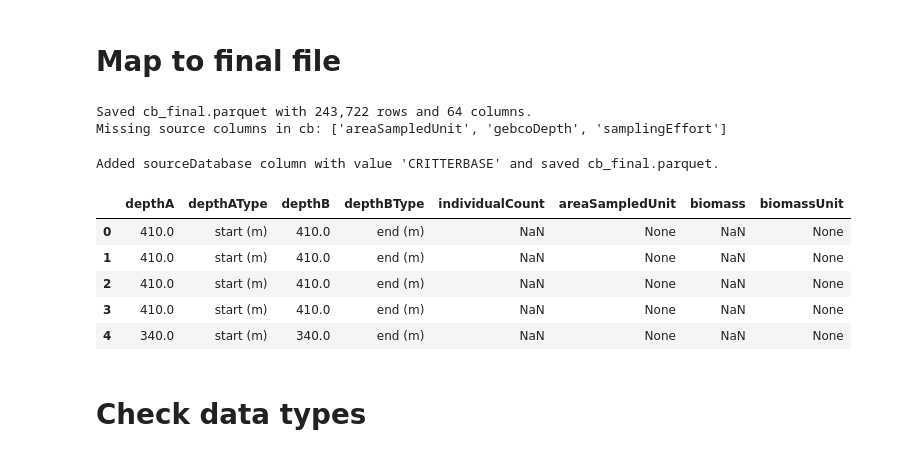
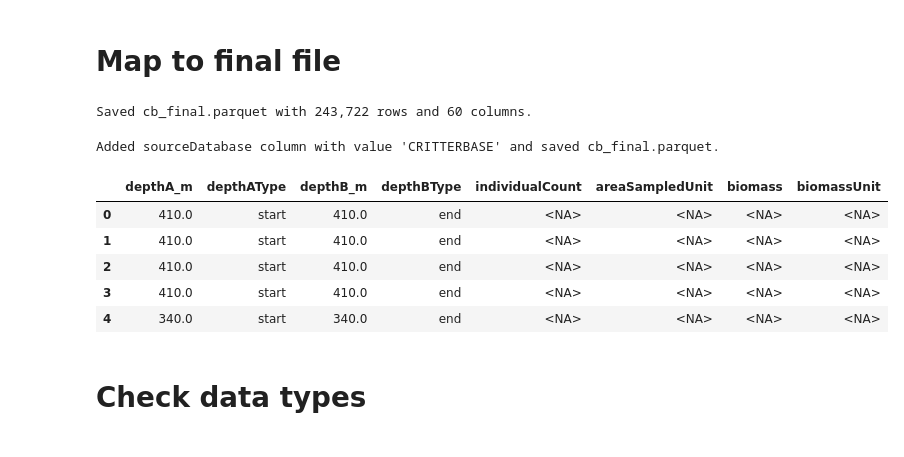
Before and after one commit to hanna-modin/benth-marc, a Jupyter notebook: CB/CB.ipynb, the cells around one changed output. Cells and saved outputs as stored; diff of their text form; code cells hidden in the pictures.

Commit message:
data types to cb

```diff
--- a/CB/CB.ipynb
+++ b/CB/CB.ipynb
@@ -393,6 +394,9 @@ Filtered cb_long.parquet to 243,722 rows within LME boundaries.
 # Map to final file
 # %%
 cb = pd.read_parquet("cb_long.parquet")
+
+dtype_spec = pd.read_excel(Path("..") / "column_data_types.xlsx", sheet_name=0)
+dtype_map = dict(zip(dtype_spec["column"], dtype_spec["final"]))
 
 column_map = {
     "sourceID": "BiotaID",
@@ -404,9 +408,8 @@ column_map = {
     "decimalLongitudeStop": "LonEnd",
     "depthA_m": "DepthStart",
     "depthB_m": "DepthEnd",
-    "gebcoDepth": "gebcoDepth",
     "eventID": "SubsetID",
-    "waterbody": "Realm",
+    "waterBody": "Realm",
     "startDate": "DateStart",
     "endDate": "DateEnd",
     "year": "year",
@@ -426,8 +429,6 @@ column_map = {
     "aphiaID": "AphiaId (Accepted)",
     "individualCount": "individualCount",
     "areaSampled": "areaSampled",
-    "areaSampledUnit": "areaSampledUnit",
-    "samplingEffort": "samplingEffort",
     "biomass": "SumWet",
     "occurrenceRemarks": "Remark",
     "gear": "Gear",
@@ -496,22 +497,56 @@ output_columns = [
     "meshSize_mm",
     "sieveFraction_µm",
     "flagged",
-    "flaggedComment"
+    "flaggedComment",
 ]
+
+
+def normalize_dtype(dtype_name):
+    dtype_name = str(dtype_name).strip().lower()
+    return {
+        "int32": "Int32",
+        "float32": "Float32",
+        "float64": "Float64",
+        "boolean": "boolean",
+        "datetime64[ns]": "datetime64[ns]",
+        "string": "string",
+    }.get(dtype_name, dtype_name)
+
+
+def empty_series(index, dtype_name):
+    dtype_name = normalize_dtype(dtype_name)
+    if dtype_name == "datetime64[ns]":
+        return pd.Series(pd.NaT, index=index, dtype="datetime64[ns]")
+    if dtype_name in {"Int32", "Float32", "Float64", "boolean", "string"}:
+        return pd.Series(pd.NA, index=index, dtype=dtype_name)
+    return pd.Series(pd.NA, index=index, dtype="string")
+
+
+def coerce_series(series, dtype_name):
+    dtype_name = normalize_dtype(dtype_name)
+    if dtype_name == "datetime64[ns]":
+        return pd.to_datetime(series, errors="coerce")
+    if dtype_name == "boolean":
+        return series.astype("boolean")
+    if dtype_name in {"Int32", "Float32", "Float64"}:
+        return pd.to_numeric(series, errors="coerce").astype(dtype_name)
+    return series.astype("string")
+
 
 cb_final = pd.DataFrame(index=cb.index)
 missing_sources = []
 
 for col in output_columns:
+    target_dtype = dtype_map.get(col, "string")
     if col in column_map:
         src = column_map[col]
         if src in cb.columns:
-            cb_final[col] = cb[src]
+            cb_final[col] = coerce_series(cb[src], target_dtype)
         else:
-            cb_final[col] = pd.NA
+            cb_final[col] = empty_series(cb.index, target_dtype)
             missing_sources.append(src)
     else:
-        cb_final[col] = pd.NA
+        cb_final[col] = empty_series(cb.index, target_dtype)
 
 cb_final = cb_final[output_columns]
 cb_final.to_parquet("cb_final.parquet", index=False)
@@ -520,8 +555,7 @@ print(f"Saved cb_final.parquet with {len(cb_final):,} rows and {len(cb_final.col
 if missing_sources:
     print("Missing source columns in cb:", sorted(set(missing_sources)))
 # %% [output]
-Saved cb_final.parquet with 243,722 rows and 64 columns.
-Missing source columns in cb: ['areaSampledUnit', 'gebcoDepth', 'samplingEffort']
+Saved cb_final.parquet with 243,722 rows and 60 columns.
 # %%
 cb_final = pd.read_parquet("cb_final.parquet")
 cb_final["sourceDatabase"] = "CRITTERBASE"
@@ -532,20 +566,20 @@ Added sourceDatabase column with value 'CRITTERBASE' and saved cb_final.parquet.
 # %%
 cb_final = pd.read_parquet("cb_final.parquet")
 
-cb_final.loc[cb_final["depthA"].notna(), "depthAType"] = "start (m)"
-cb_final.loc[cb_final["depthB"].notna(), "depthBType"] = "end (m)"
+cb_final.loc[cb_final["depthA_m"].notna(), "depthAType"] = "start"
+cb_final.loc[cb_final["depthB_m"].notna(), "depthBType"] = "end"
 cb_final.loc[cb_final["areaSampled"].notna(), "areaSampledUnit"] = "m2"
 cb_final.loc[cb_final["biomass"].notna(), "biomassUnit"] = "g/m2"
 
 cb_final.to_parquet("cb_final.parquet", index=False)
-cb_final[["depthA", "depthAType", "depthB", "depthBType", "individualCount", "areaSampledUnit", "biomass", "biomassUnit"]].head()
+cb_final[["depthA_m", "depthAType", "depthB_m", "depthBType", "individualCount", "areaSampledUnit", "biomass", "biomassUnit"]].head()
 # %% [output]
-|  | depthA | depthAType | depthB | depthBType | individualCount | areaSampledUnit | biomass | biomassUnit |
-| 0 | 410.0 | start (m) | 410.0 | end (m) | NaN | None | NaN | None |
-| 1 | 410.0 | start (m) | 410.0 | end (m) | NaN | None | NaN | None |
-| 2 | 410.0 | start (m) | 410.0 | end (m) | NaN | None | NaN | None |
-| 3 | 410.0 | start (m) | 410.0 | end (m) | NaN | None | NaN | None |
-| 4 | 340.0 | start (m) | 340.0 | end (m) | NaN | None | NaN | None |
+|  | depthA_m | depthAType | depthB_m | depthBType | individualCount | areaSampledUnit | biomass | biomassUnit |
+| 0 | 410.0 | start | 410.0 | end | <NA> | <NA> | <NA> | <NA> |
+| 1 | 410.0 | start | 410.0 | end | <NA> | <NA> | <NA> | <NA> |
+| 2 | 410.0 | start | 410.0 | end | <NA> | <NA> | <NA> | <NA> |
+| 3 | 410.0 | start | 410.0 | end | <NA> | <NA> | <NA> | <NA> |
+| 4 | 340.0 | start | 340.0 | end | <NA> | <NA> | <NA> | <NA> |
 # %% [markdown]
 # Check data types
 # %%
```
Also changed, not shown: parts of 2 cells of this notebook, 5 other files.
